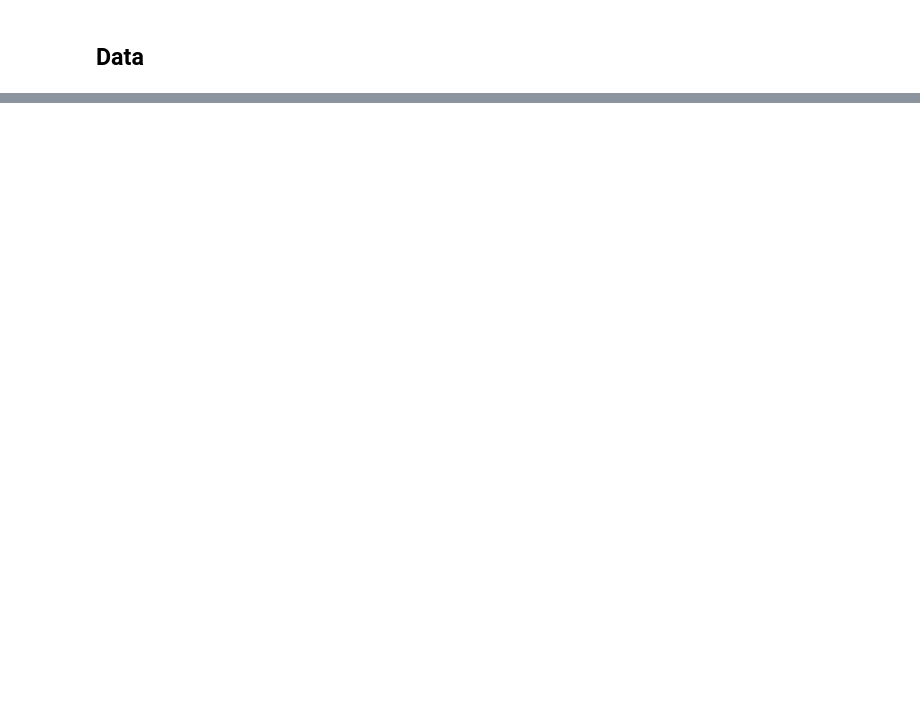
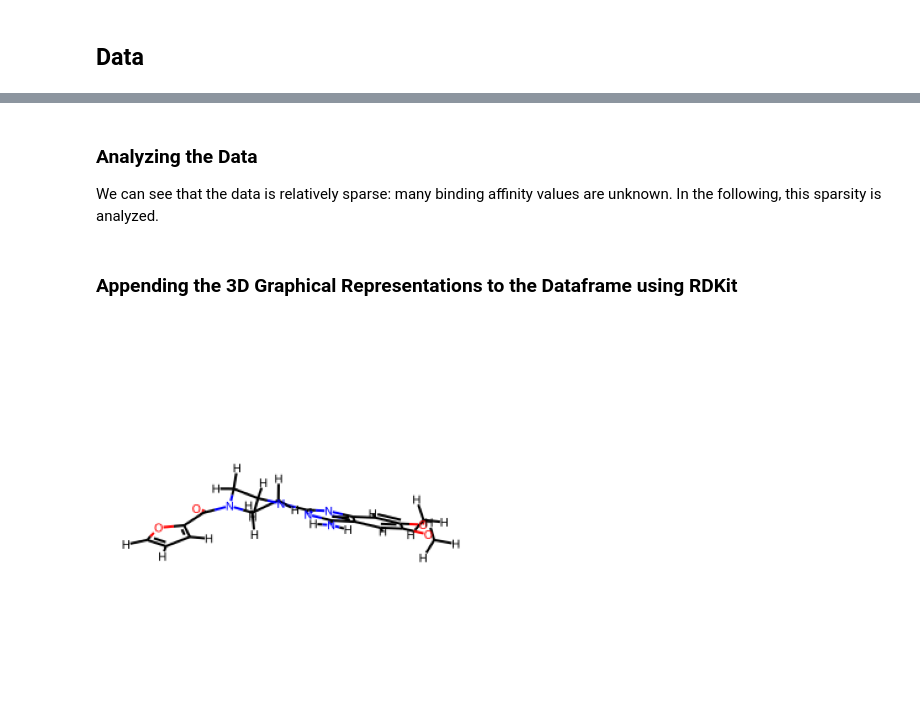
Before and after one commit to paulutsch/serotonin-3d-gnn, a Jupyter notebook: serotonin-3d-gnn.ipynb, the cells around one changed output, grey strips where cells are left out. Saved outputs shown, nothing was run; the diff lists cells and outputs as text; code cells hidden in the pictures; blank space fills up the shorter version.

Commit message:
feat: serotonine binding activities data as .csv, logic to create and append 3d molecular graph representations to df

```diff
--- a/serotonin-3d-gnn.ipynb
+++ b/serotonin-3d-gnn.ipynb
@@ -12,0 +17,18 @@ I am following a similar approach, but using 3D graphical representations instea
+# %%
+from pathlib import Path
+
+IN_COLAB = False
+
+PATH_NOTEBOOK = (
+    Path("/content/drive/MyDrive/Colab Notebooks/serotonin-3d-gnn.ipynb")
+    if IN_COLAB
+    else Path(
+        "/Users/paul/Library/CloudStorage/GoogleDrive-unoutsch@gmail.com/My Drive/Colab Notebooks/serotonin-3d-gnn.ipynb"
+    )
+)
+PATH_REPO = (
+    Path("/content/drive/MyDrive/Repositories/serotonin-3d-gnn")
+    if IN_COLAB
+    else Path.cwd()
+)
+PATH_DATA = PATH_REPO / "data" / "serotonin_binding_summary.csv"
@@ -63,0 +94,3 @@ tables
+# %%
+df = pd.read_csv(PATH_DATA)
+df.describe()
@@ -63,0 +108,4 @@ tables
+# %% [markdown]
+### Analyzing the Data
+
+We can see that the data is relatively sparse: many binding affinity values are unknown. In the following, this sparsity is analyzed.
@@ -63,0 +114,26 @@ tables
+# %% [markdown]
+### Appending the 3D Graphical Representations to the Dataframe using RDKit
+# %%
+def generate_3d_image(smiles):
+    mol = Chem.MolFromSmiles(smiles)
+    if mol is None:
+        print("Invalid SMILES")
+        return None
+
+    mol = Chem.AddHs(mol)
+
+    if AllChem.EmbedMolecule(mol, randomSeed=42) == -1:
+        print("3D Embedding Failed")
+        return None
+
+    AllChem.UFFOptimizeMolecule(mol)
+
+    img = Draw.MolToImage(mol, size=(300, 300))
+
+    plt.imshow(img)
+    plt.axis("off")
+    plt.show()
+# %%
+generate_3d_image(df.iloc[0]["canonical_smiles"])
+# %% [output]
+[figure, added]
```
Also changed, not shown: parts of 26 cells of this notebook, 4 other files.
